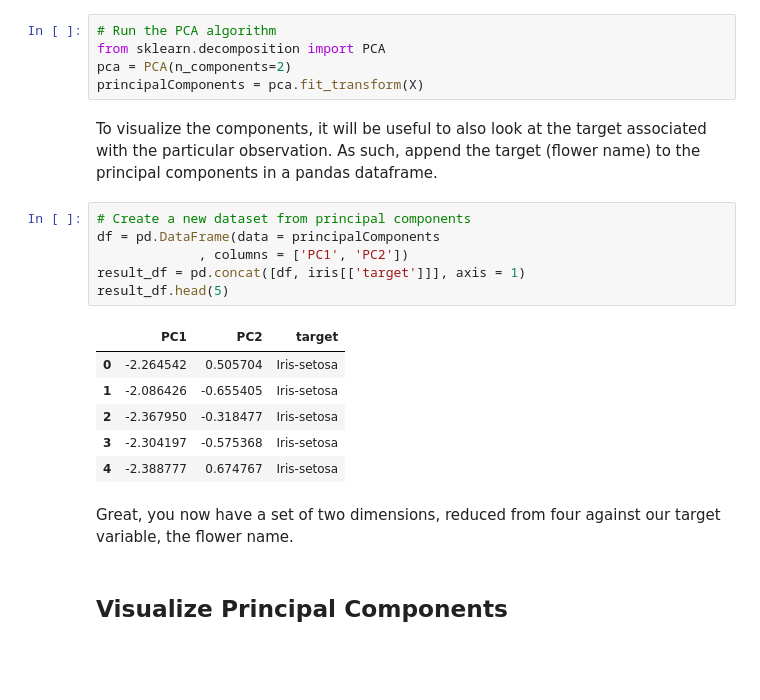
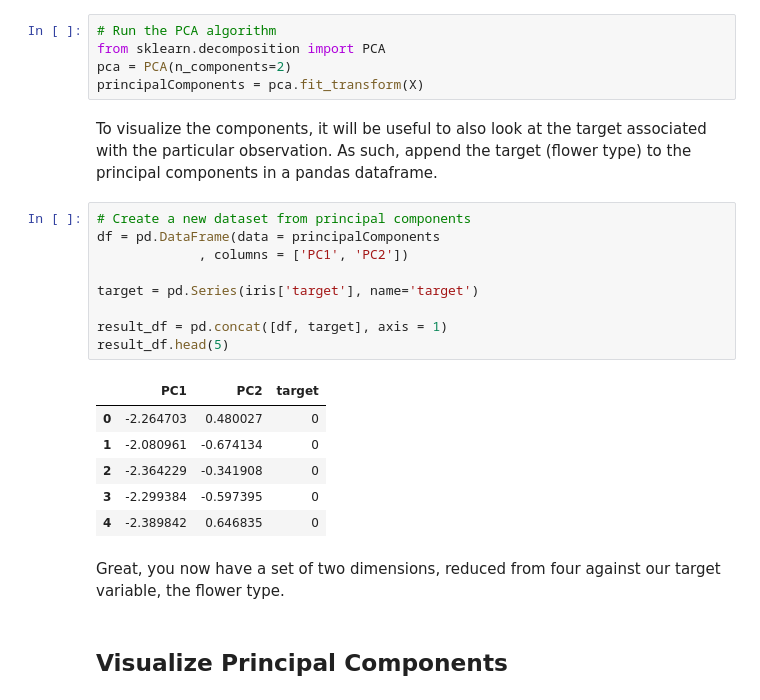
Before and after one commit to learn-co-curriculum/dsc-dimensionality-reduction-lab, a Jupyter notebook: index.ipynb, the cells around one changed output. Saved outputs shown, nothing was run; the diff lists cells and outputs as text; blank space fills up the shorter version.

```diff
--- a/index.ipynb
+++ b/index.ipynb
@@ -74,22 +74,25 @@ pca = PCA(n_components=2)
 principalComponents = pca.fit_transform(X)
 # %% [markdown]
 To visualize the components, it will be useful to also look at the target associated with the particular observation.
-As such, append the target (flower name) to the principal components in a pandas dataframe.
+As such, append the target (flower type) to the principal components in a pandas dataframe.
 # %%
 # Create a new dataset from principal components
 df = pd.DataFrame(data = principalComponents
              , columns = ['PC1', 'PC2'])
-result_df = pd.concat([df, iris[['target']]], axis = 1)
+
+target = pd.Series(iris['target'], name='target')
+
+result_df = pd.concat([df, target], axis = 1)
 result_df.head(5)
 # %% [output]
 |  | PC1 | PC2 | target |
-| 0 | -2.264542 | 0.505704 | Iris-setosa |
-| 1 | -2.086426 | -0.655405 | Iris-setosa |
-| 2 | -2.367950 | -0.318477 | Iris-setosa |
-| 3 | -2.304197 | -0.575368 | Iris-setosa |
-| 4 | -2.388777 | 0.674767 | Iris-setosa |
+| 0 | -2.264703 | 0.480027 | 0 |
+| 1 | -2.080961 | -0.674134 | 0 |
+| 2 | -2.364229 | -0.341908 | 0 |
+| 3 | -2.299384 | -0.597395 | 0 |
+| 4 | -2.389842 | 0.646835 | 0 |
 # %% [markdown]
-Great, you now have a set of two dimensions, reduced from four against our target variable, the flower name.
+Great, you now have a set of two dimensions, reduced from four against our target variable, the flower type.
 # %% [markdown]
 ## Visualize Principal Components
 # %% [markdown]
```
Also changed, not shown: parts of 11 cells of this notebook, 15 other files.
